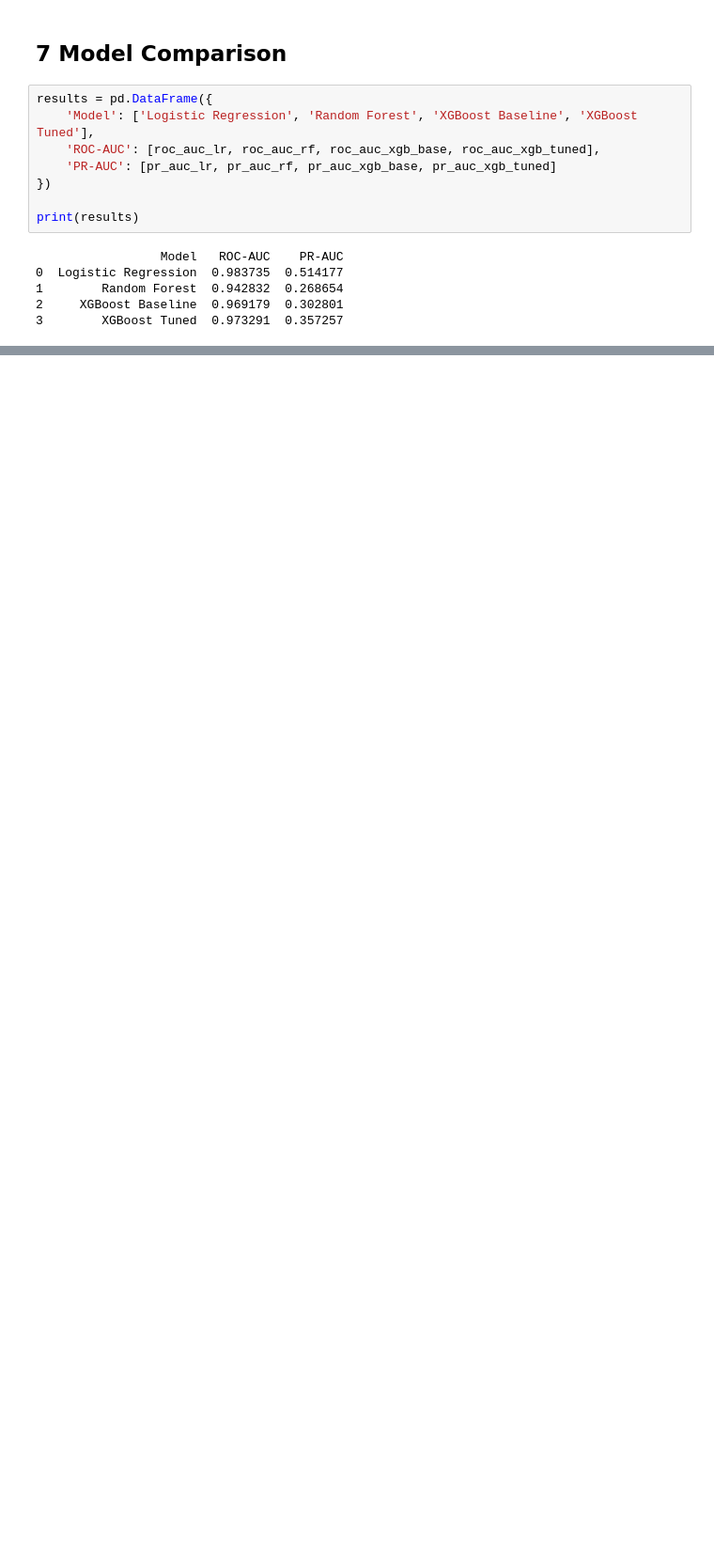
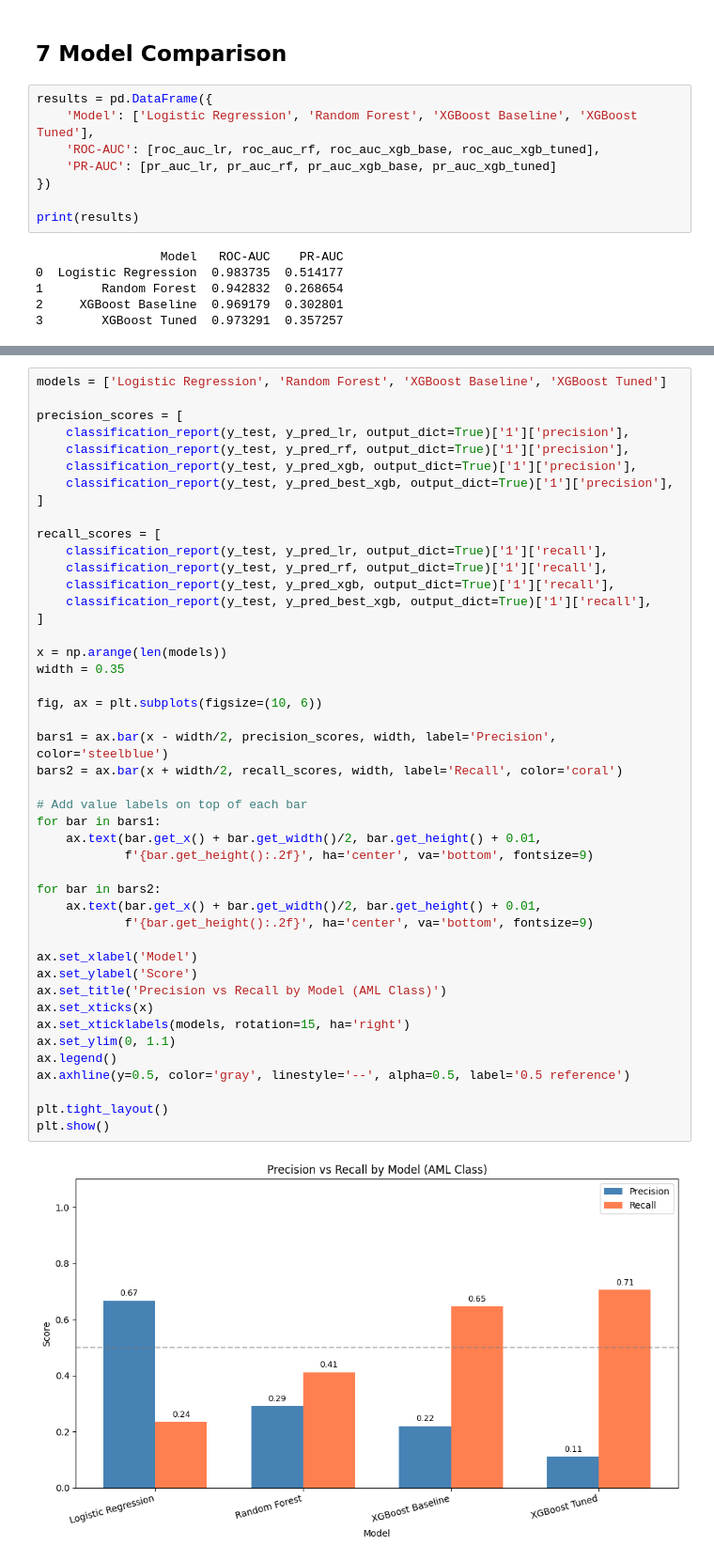
Before and after one commit to JuanSeguraA/ppi-cancer-prediction, a Jupyter notebook: ppi_cancer_prediction.ipynb, the cells around one changed output, grey strips where cells are left out. Shown at 94% size. Cells and saved outputs as stored; diff of their text form; blank space fills up the shorter version.

```diff
--- a/ppi_cancer_prediction.ipynb
+++ b/ppi_cancer_prediction.ipynb
@@ -604,0 +618,47 @@ print(results)
+# %%
+models = ['Logistic Regression', 'Random Forest', 'XGBoost Baseline', 'XGBoost Tuned']
+
+precision_scores = [
+    classification_report(y_test, y_pred_lr, output_dict=True)['1']['precision'],
+    classification_report(y_test, y_pred_rf, output_dict=True)['1']['precision'],
+    classification_report(y_test, y_pred_xgb, output_dict=True)['1']['precision'],
+    classification_report(y_test, y_pred_best_xgb, output_dict=True)['1']['precision'],
+]
+
+recall_scores = [
+    classification_report(y_test, y_pred_lr, output_dict=True)['1']['recall'],
+    classification_report(y_test, y_pred_rf, output_dict=True)['1']['recall'],
+    classification_report(y_test, y_pred_xgb, output_dict=True)['1']['recall'],
+    classification_report(y_test, y_pred_best_xgb, output_dict=True)['1']['recall'],
+]
+
+x = np.arange(len(models))
+width = 0.35
+
+fig, ax = plt.subplots(figsize=(10, 6))
+
+bars1 = ax.bar(x - width/2, precision_scores, width, label='Precision', color='steelblue')
+bars2 = ax.bar(x + width/2, recall_scores, width, label='Recall', color='coral')
+
+# Add value labels on top of each bar
+for bar in bars1:
+    ax.text(bar.get_x() + bar.get_width()/2, bar.get_height() + 0.01,
+            f'{bar.get_height():.2f}', ha='center', va='bottom', fontsize=9)
+
+for bar in bars2:
+    ax.text(bar.get_x() + bar.get_width()/2, bar.get_height() + 0.01,
+            f'{bar.get_height():.2f}', ha='center', va='bottom', fontsize=9)
+
+ax.set_xlabel('Model')
+ax.set_ylabel('Score')
+ax.set_title('Precision vs Recall by Model (AML Class)')
+ax.set_xticks(x)
+ax.set_xticklabels(models, rotation=15, ha='right')
+ax.set_ylim(0, 1.1)
+ax.legend()
+ax.axhline(y=0.5, color='gray', linestyle='--', alpha=0.5, label='0.5 reference')
+
+plt.tight_layout()
+plt.show()
+# %% [output]
+[figure, added]
```
Also changed, not shown: parts of 8 cells of this notebook.
